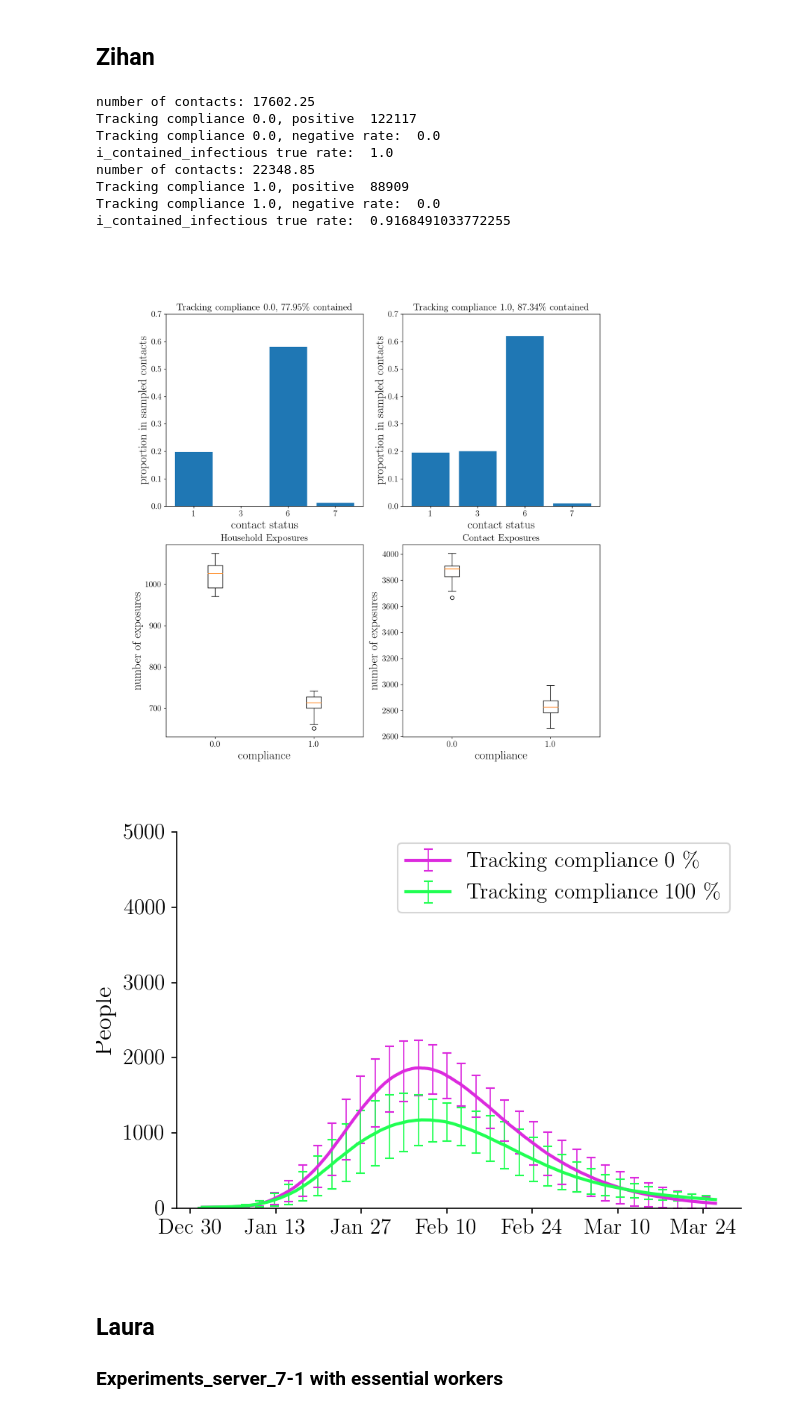
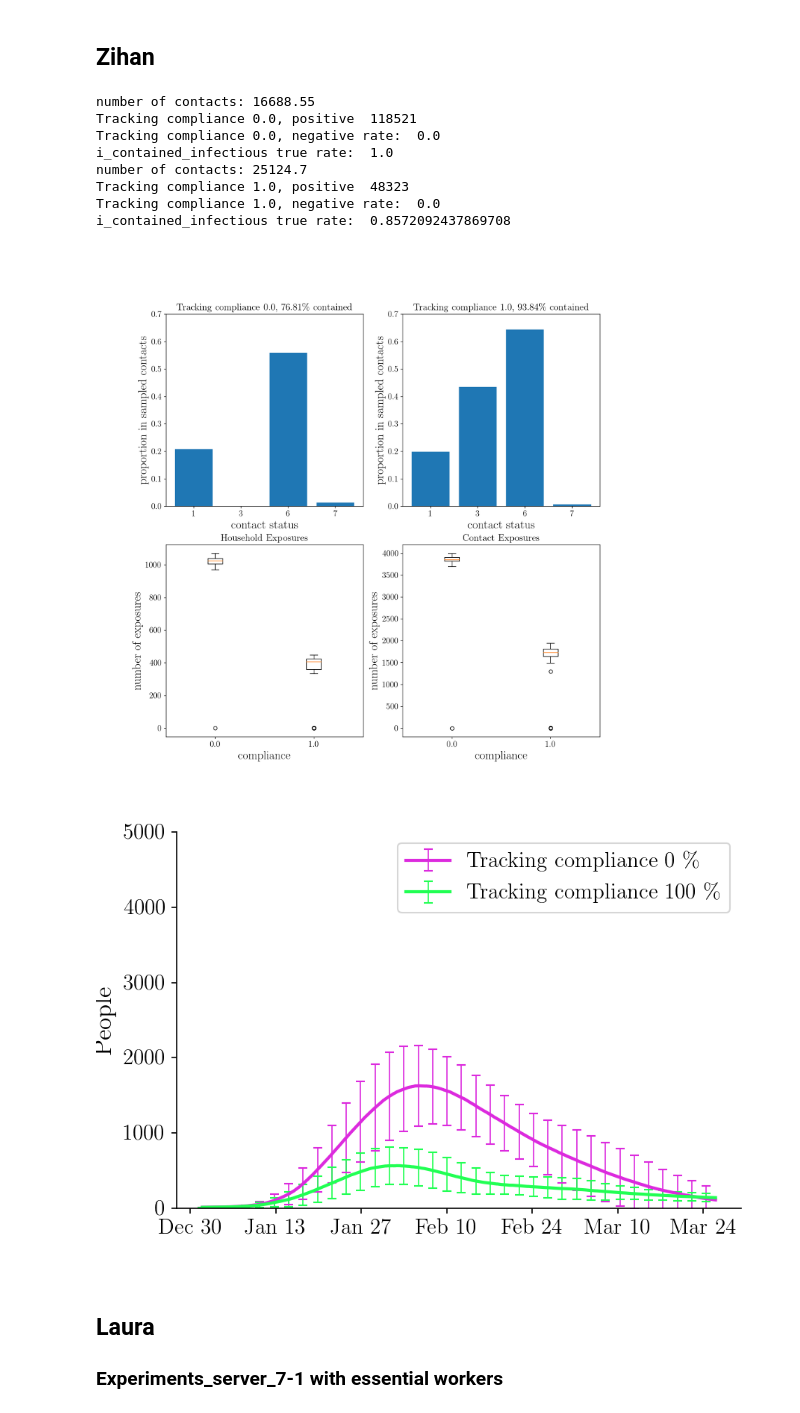
Before and after one commit to stanfordfuturebay/simulator, a Jupyter notebook: sim/Plot.ipynb, the cells around one changed output. Cells and saved outputs as stored; diff of their text form; code cells hidden in the pictures.

```diff
--- a/sim/Plot.ipynb
+++ b/sim/Plot.ipynb
@@ -63,7 +63,7 @@ import matplotlib.pyplot as plt
 rpts = 20
 p_compliance = [0.0, 1.0]
 measures_deployed = [1,3,6,7]
-summaries_SD_6 = load_summary('tracing_isolate_5sftest_5trace_sup20_isohouse_40rpts_010betas.pk')
+summaries_SD_6 = load_summary('tracing_isolate_5sftest_25trace_sup20_isohouse_40rpts_010betas.pk')
 for j, policy in enumerate(['advanced']):
     summaries_ = summaries_SD_6[policy]
     f,axs = plt.subplots(2,2,figsize = (13,13))
@@ -133,39 +133,39 @@ for j, policy in enumerate(['advanced']):
     axs[1,1].set_xticklabels(p_compliance)
     axs[1,1].set_ylabel('number of exposures',fontsize = 20)
 #plt.tight_layout()
-plt.savefig('plots/tracing_isolate_5sftest_5trace_sup20_isohouse_40rpts_010betas_detail.png',dpi=300)
+plt.savefig('plots/tracing_isolate_5sftest_25trace_sup20_isohouse_40rpts_010betas_detail.png',dpi=300)
 plt.show()
 # %% [output]
-number of contacts: 17602.25
-Tracking compliance 0.0, positive  122117
+number of contacts: 16688.55
+Tracking compliance 0.0, positive  118521
 Tracking compliance 0.0, negative rate:  0.0
 i_contained_infectious true rate:  1.0
-number of contacts: 22348.85
-Tracking compliance 1.0, positive  88909
+number of contacts: 25124.7
+Tracking compliance 1.0, positive  48323
 Tracking compliance 1.0, negative rate:  0.0
-i_contained_infectious true rate:  0.9168491033772255
+i_contained_infectious true rate:  0.8572092437869708
-[figure, old version]
+[figure, new version]
 # %%
 # Plot results of experiments_server_7-1.py
 c=0
 runstr = f'run{c}_'
-summaries_SD_6 = load_summary('tracing_isolate_5sftest_5trace_sup20_isohouse_40rpts_010betas.pk')
+summaries_SD_6 = load_summary('tracing_isolate_5sftest_25trace_sup20_isohouse_40rpts_010betas.pk')
 FIGSIZE=(6, 4)
 
 p_compliance = [0.0, 1.0]
 plotter = Plotter()
 titles_SD_6_ = list(['Tracking compliance '+ str(int(p*100.0)) + ' \%' for p in p_compliance])
 for j, policy in enumerate(['advanced']):
     summaries_ = summaries_SD_6[policy]
     plotter.compare_total_infections(
         summaries_,
         titles=titles_SD_6_,
         figtitle=(f'Infections for compliance levels for ' + policy + ' individuals compliant with contact-tracing'),
-        filename=runstr + f'SD_6{j}'+'tracing_isolate_5sftest_5trace_sup20_isohouse_40rpts_010betas',
+        filename=runstr + f'SD_6{j}'+'tracing_isolate_5sftest_25trace_sup20_isohouse_40rpts_010betas',
         figsize=FIGSIZE, acc=500,
         ymax=5000, errorevery=14)
 # %% [output]
-[figure, old version]
+[figure, new version]
 # %% [markdown]
 ## Laura
 ### Experiments_server_7-1 with essential workers
```
Also changed, not shown: 3 other files.
